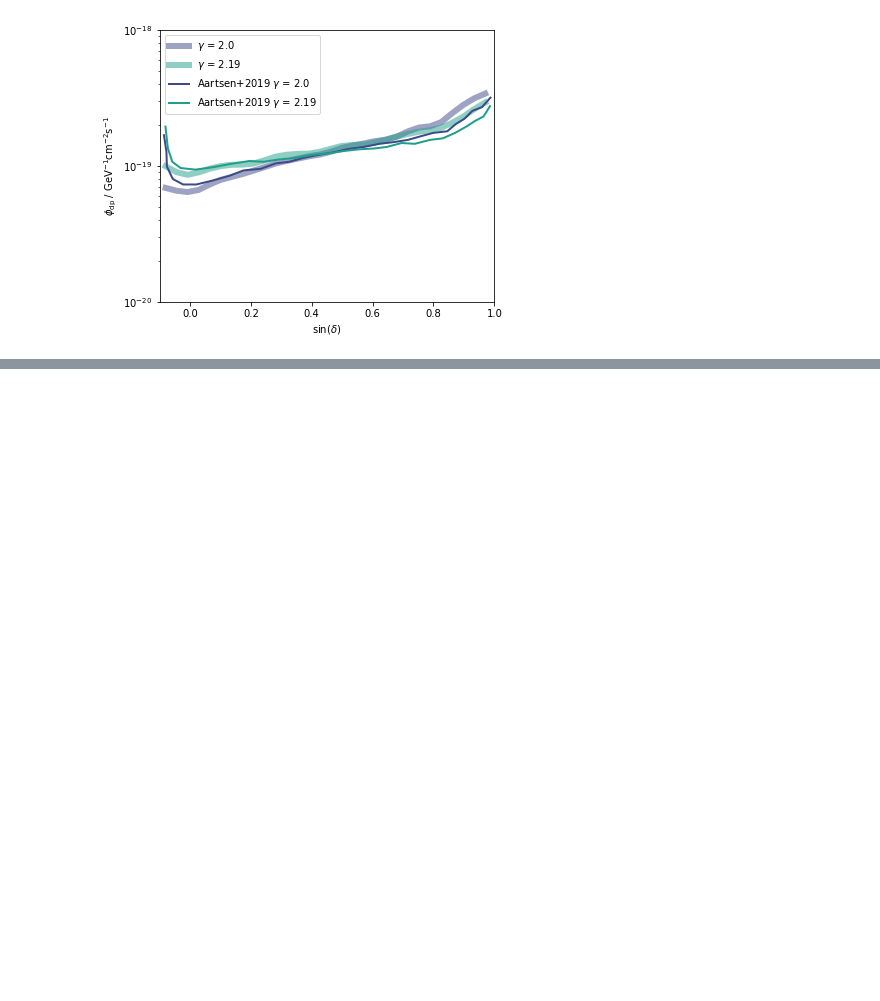
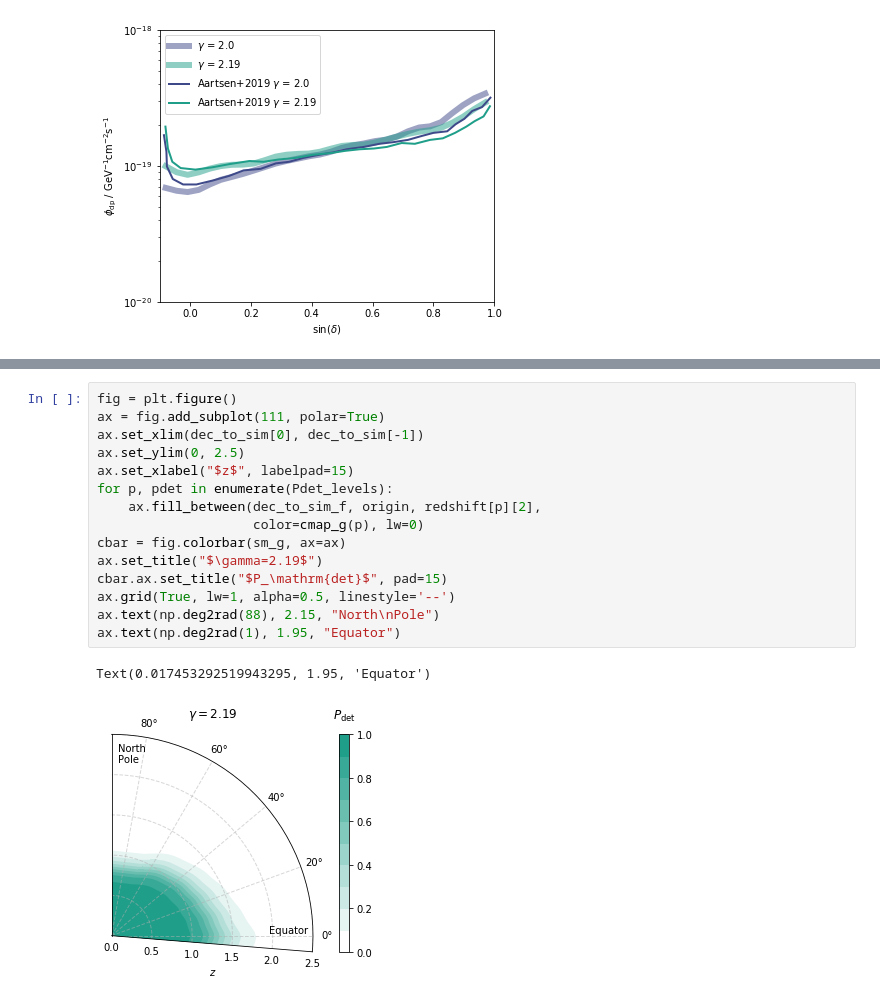
Before and after one commit to cescalara/nu_pop, a Jupyter notebook: 1_detection_probability/detection_probability.ipynb, the cells around one changed output, grey strips where cells are left out. Cells and saved outputs as stored; diff of their text form; blank space fills up the shorter version.

```diff
--- a/1_detection_probability/detection_probability.ipynb
+++ b/1_detection_probability/detection_probability.ipynb
@@ -139,0 +229,18 @@ ax.set_xlim(-0.1, 1);
+# %%
+fig = plt.figure()
+ax = fig.add_subplot(111, polar=True)
+ax.set_xlim(dec_to_sim[0], dec_to_sim[-1])
+ax.set_ylim(0, 2.5)
+ax.set_xlabel("$z$", labelpad=15)
+for p, pdet in enumerate(Pdet_levels):
+    ax.fill_between(dec_to_sim_f, origin, redshift[p][2],
+                    color=cmap_g(p), lw=0)
+cbar = fig.colorbar(sm_g, ax=ax)
+ax.set_title("$\gamma=2.19$")
+cbar.ax.set_title("$P_\mathrm{det}$", pad=15)
+ax.grid(True, lw=1, alpha=0.5, linestyle='--')
+ax.text(np.deg2rad(88), 2.15, "North\nPole")
+ax.text(np.deg2rad(1), 1.95, "Equator")
+# %% [output]
+Text(0.017453292519943295, 1.95, 'Equator')
+[figure, added]
```
Also changed, not shown: parts of 21 cells of this notebook, 4 other files.
